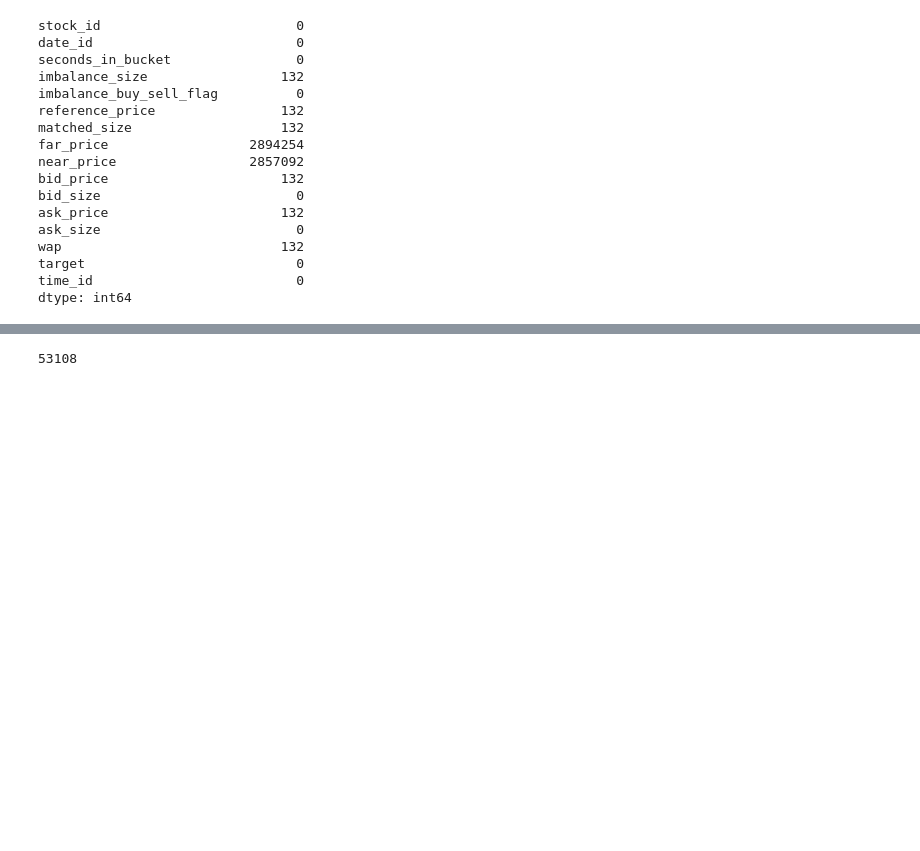
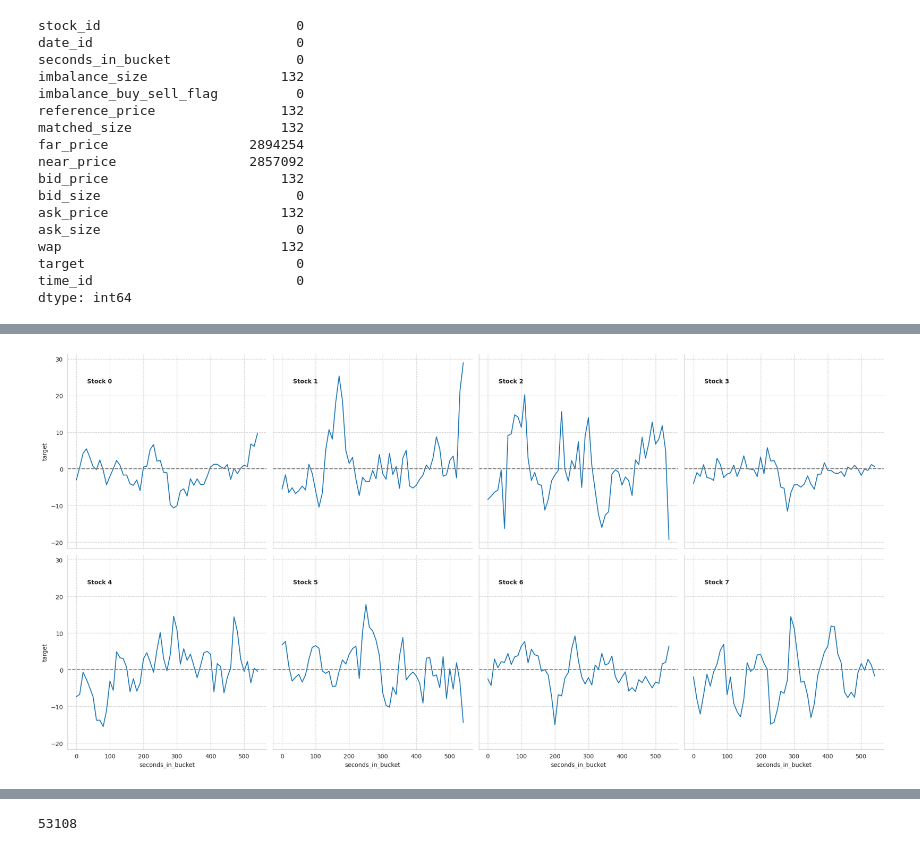
Before and after one commit to fabriziobasso/kaggle, a Jupyter notebook: Optiver_comp_v0.ipynb, the cells around one changed output, grey strips where cells are left out. Cells and saved outputs as stored; diff of their text form; code cells hidden in the pictures; blank space fills up the shorter version.

```diff
--- a/Optiver_comp_v0.ipynb
+++ b/Optiver_comp_v0.ipynb
@@ -464,0 +492,2 @@ verify.loc[2_000_000:,"check_near_far"].plot()
+# %%
+train[train.check_near_far>2.5].loc[:,"check_near_far"] = 2.3
@@ -464,0 +515,18 @@ verify.loc[2_000_000:,"check_near_far"].plot()
+# %%
+g = sns.relplot(
+    data=train.query("date_id == 0 & stock_id < 8"),
+    x="seconds_in_bucket",
+    y="target",
+    kind="line",
+    col="stock_id",
+    col_wrap=4
+)
+for stock_id, ax in g.axes_dict.items():
+    # Add the title as an annotation within the plot
+    ax.text(0.1, .85, f"Stock {stock_id}", transform=ax.transAxes, fontweight="bold")
+g.set_titles("")
+g.refline(y=0)
+g.tight_layout()
+plt.show()
+# %% [output]
+[figure, added]
```
Also changed, not shown: parts of 16 cells of this notebook.
